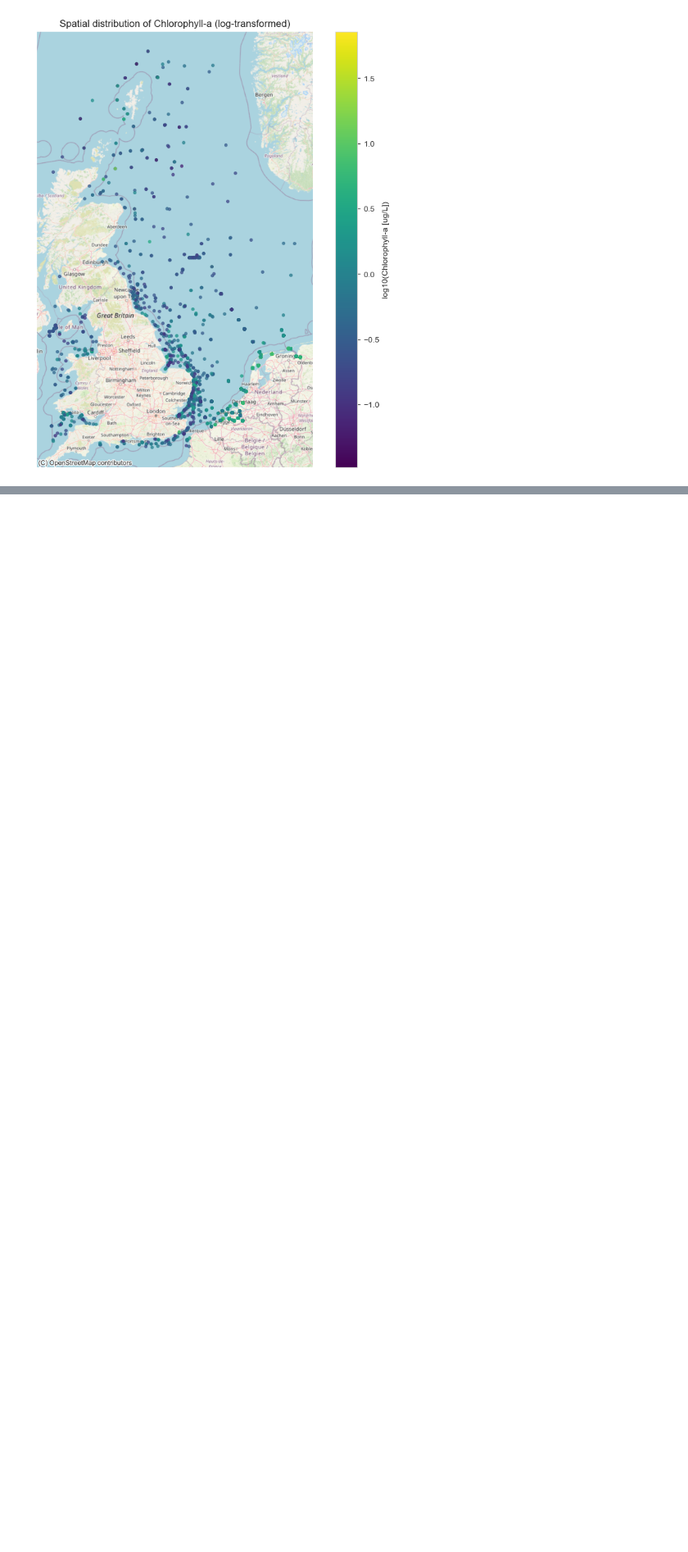
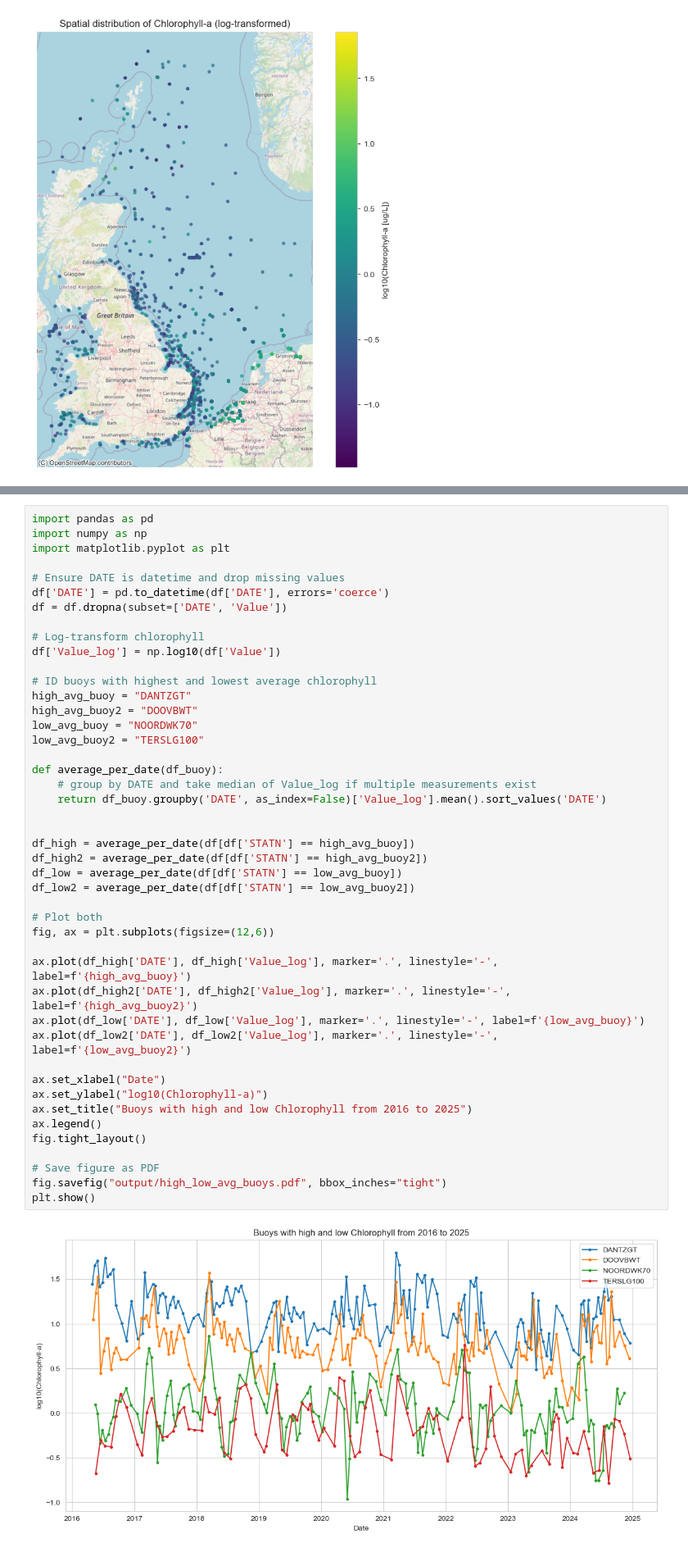
Before and after one commit to Luc1405/SSML, a Jupyter notebook: DataExploration.ipynb, the cells around one changed output, grey strips where cells are left out. Shown at 82% size. Cells and saved outputs as stored; diff of their text form; blank space fills up the shorter version.

```diff
--- a/DataExploration.ipynb
+++ b/DataExploration.ipynb
@@ -241,0 +298,47 @@ plt.show()
+# %%
+import pandas as pd
+import numpy as np
+import matplotlib.pyplot as plt
+
+# Ensure DATE is datetime and drop missing values
+df['DATE'] = pd.to_datetime(df['DATE'], errors='coerce')
+df = df.dropna(subset=['DATE', 'Value'])
+
+# Log-transform chlorophyll
+df['Value_log'] = np.log10(df['Value'])
+
+# ID buoys with highest and lowest average chlorophyll
+high_avg_buoy = "DANTZGT"
+high_avg_buoy2 = "DOOVBWT"
+low_avg_buoy = "NOORDWK70"
+low_avg_buoy2 = "TERSLG100"
+
+def average_per_date(df_buoy):
+    # group by DATE and take median of Value_log if multiple measurements exist
+    return df_buoy.groupby('DATE', as_index=False)['Value_log'].mean().sort_values('DATE')
+
+
+df_high = average_per_date(df[df['STATN'] == high_avg_buoy])
+df_high2 = average_per_date(df[df['STATN'] == high_avg_buoy2])
+df_low = average_per_date(df[df['STATN'] == low_avg_buoy])
+df_low2 = average_per_date(df[df['STATN'] == low_avg_buoy2])
+
+# Plot both
+fig, ax = plt.subplots(figsize=(12,6))
+
+ax.plot(df_high['DATE'], df_high['Value_log'], marker='.', linestyle='-', label=f'{high_avg_buoy}')
+ax.plot(df_high2['DATE'], df_high2['Value_log'], marker='.', linestyle='-', label=f'{high_avg_buoy2}')
+ax.plot(df_low['DATE'], df_low['Value_log'], marker='.', linestyle='-', label=f'{low_avg_buoy}')
+ax.plot(df_low2['DATE'], df_low2['Value_log'], marker='.', linestyle='-', label=f'{low_avg_buoy2}')
+
+ax.set_xlabel("Date")
+ax.set_ylabel("log10(Chlorophyll-a)")
+ax.set_title("Buoys with high and low Chlorophyll from 2016 to 2025")
+ax.legend()
+fig.tight_layout()
+
+# Save figure as PDF
+fig.savefig("output/high_low_avg_buoys.pdf", bbox_inches="tight")
+plt.show()
+# %% [output]
+[figure, added]
```
Also changed, not shown: parts of 13 cells of this notebook.
